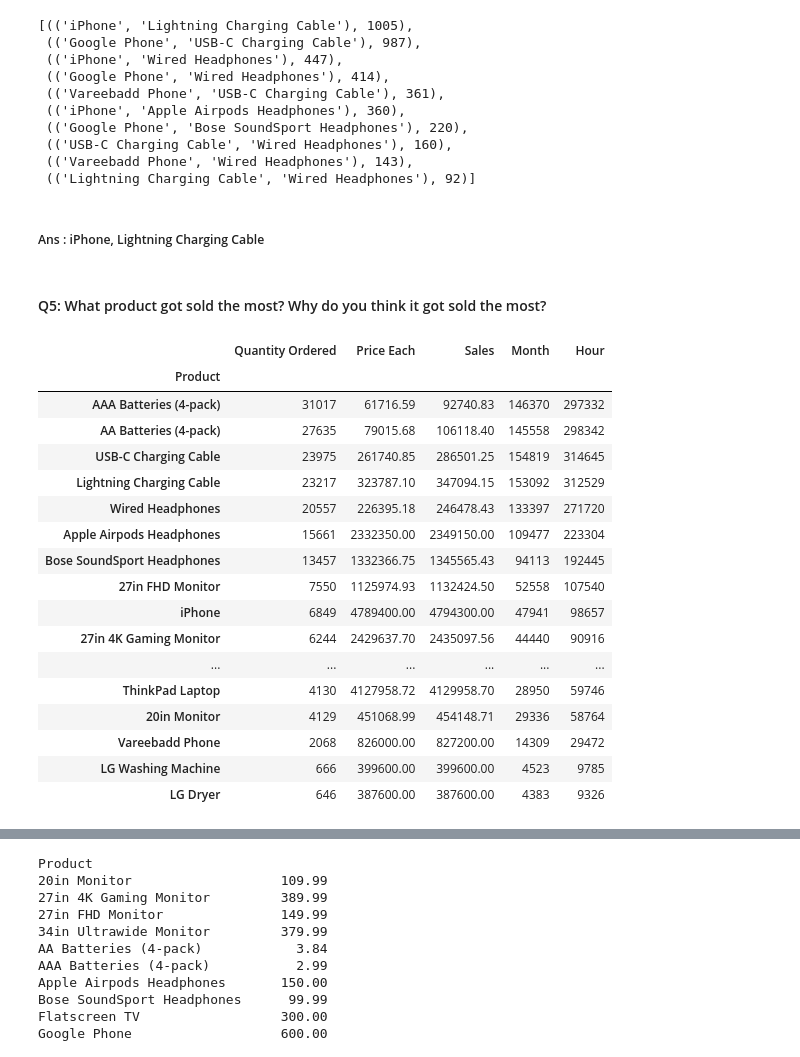
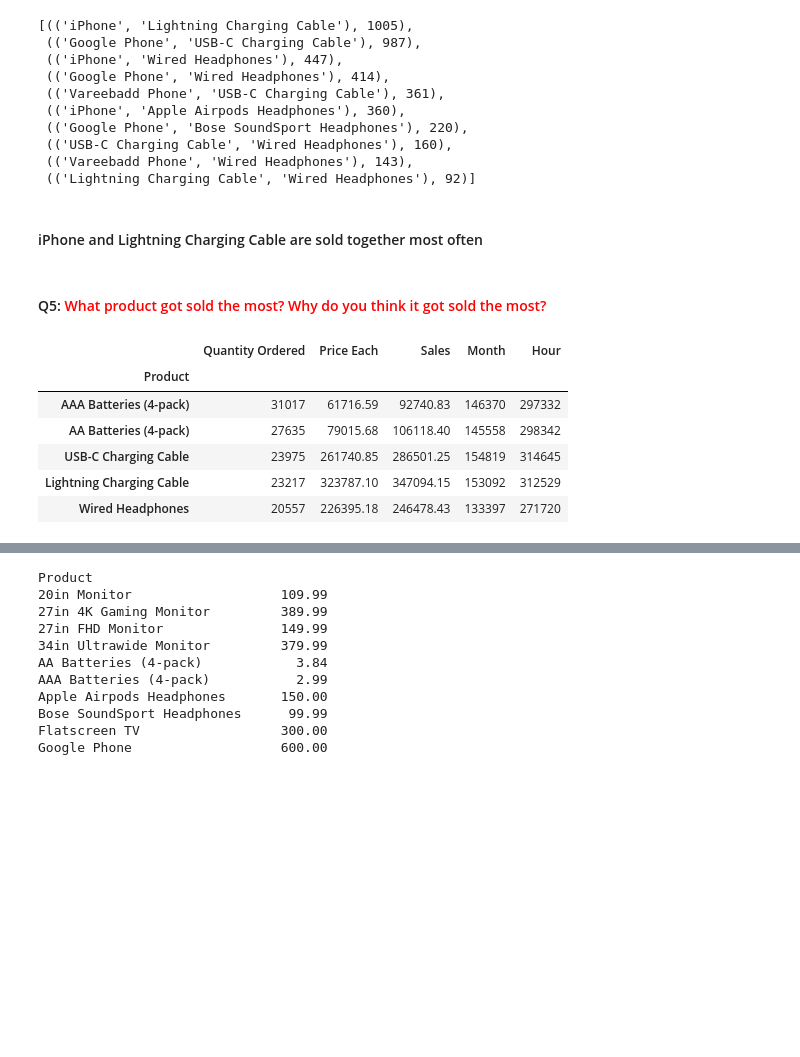
Before and after one commit to RiyaShah18/SalesAnalysis, a Jupyter notebook: Sales Analysis.ipynb, the cells around one changed output, grey strips where cells are left out. Drawn from its saved outputs; the diff is of its cells as text; code cells hidden in the pictures; blank space fills up the shorter version.

```diff
--- a/Sales Analysis.ipynb
+++ b/Sales Analysis.ipynb
@@ -131,6 +138,12 @@ annual.head()
 # %%
-annual['City']=annual['Purchase Address'].apply(lambda x: x.split(',')[1]+','+x.split(',')[2].split(' ')[1])
-annual.head()
+def get_city(address):
+    return address.split(',')[1]
+
+def get_state(address):
+    return address.split(',')[2].split(' ')[1]
+
+annual['City'] = annual['Purchase Address'].apply(lambda x: f"{get_city(x)}, {get_state(x)}")
+annual
 # %% [output]
 |  | Order ID | Product | Quantity Ordered | Price Each | Sales | Order Date | Purchase Address | Month | ... |
 | 0 | 176558 | USB-C Charging Cable | 2 | 11.95 | 23.90 | 04/19/19 08:46 | 917 1st St, Dallas, TX 75001 | 4 | ... |
@@ -337,29 +340,17 @@ count.most_common(10)
  (('Vareebadd Phone', 'Wired Headphones'), 143),
  (('Lightning Charging Cable', 'Wired Headphones'), 92)]
 # %% [markdown]
-##### Ans : iPhone, Lightning Charging Cable
+#### iPhone and Lightning Charging Cable are sold together most often
 # %% [markdown]
-#### Q5: What product got sold the most? Why do you think it got sold the most?
+#### Q5: <font color='red'> What product got sold the most? Why do you think it got sold the most?
 # %%
-product_group= annual.groupby('Product')
-
-product_group.sum().sort_values('Quantity Ordered', ascending= False)
+product_grp= annual.groupby('Product')
+product_grp.sum(numeric_only=True).sort_values('Quantity Ordered', ascending= False).head()
 # %% [output]
 |  | Quantity Ordered | Price Each | Sales | Month | Hour |
 | Product |  |  |  |  |  |
 | AAA Batteries (4-pack) | 31017 | 61716.59 | 92740.83 | 146370 | 297332 |
 | AA Batteries (4-pack) | 27635 | 79015.68 | 106118.40 | 145558 | 298342 |
 | USB-C Charging Cable | 23975 | 261740.85 | 286501.25 | 154819 | 314645 |
 | Lightning Charging Cable | 23217 | 323787.10 | 347094.15 | 153092 | 312529 |
 | Wired Headphones | 20557 | 226395.18 | 246478.43 | 133397 | 271720 |
-| Apple Airpods Headphones | 15661 | 2332350.00 | 2349150.00 | 109477 | 223304 |
-| Bose SoundSport Headphones | 13457 | 1332366.75 | 1345565.43 | 94113 | 192445 |
-| 27in FHD Monitor | 7550 | 1125974.93 | 1132424.50 | 52558 | 107540 |
-| iPhone | 6849 | 4789400.00 | 4794300.00 | 47941 | 98657 |
-| 27in 4K Gaming Monitor | 6244 | 2429637.70 | 2435097.56 | 44440 | 90916 |
-| ... | ... | ... | ... | ... | ... |
-| ThinkPad Laptop | 4130 | 4127958.72 | 4129958.70 | 28950 | 59746 |
-| 20in Monitor | 4129 | 451068.99 | 454148.71 | 29336 | 58764 |
-| Vareebadd Phone | 2068 | 826000.00 | 827200.00 | 14309 | 29472 |
-| LG Washing Machine | 666 | 399600.00 | 399600.00 | 4523 | 9785 |
-| LG Dryer | 646 | 387600.00 | 387600.00 | 4383 | 9326 |
```
Also changed, not shown: parts of 44 cells of this notebook.
